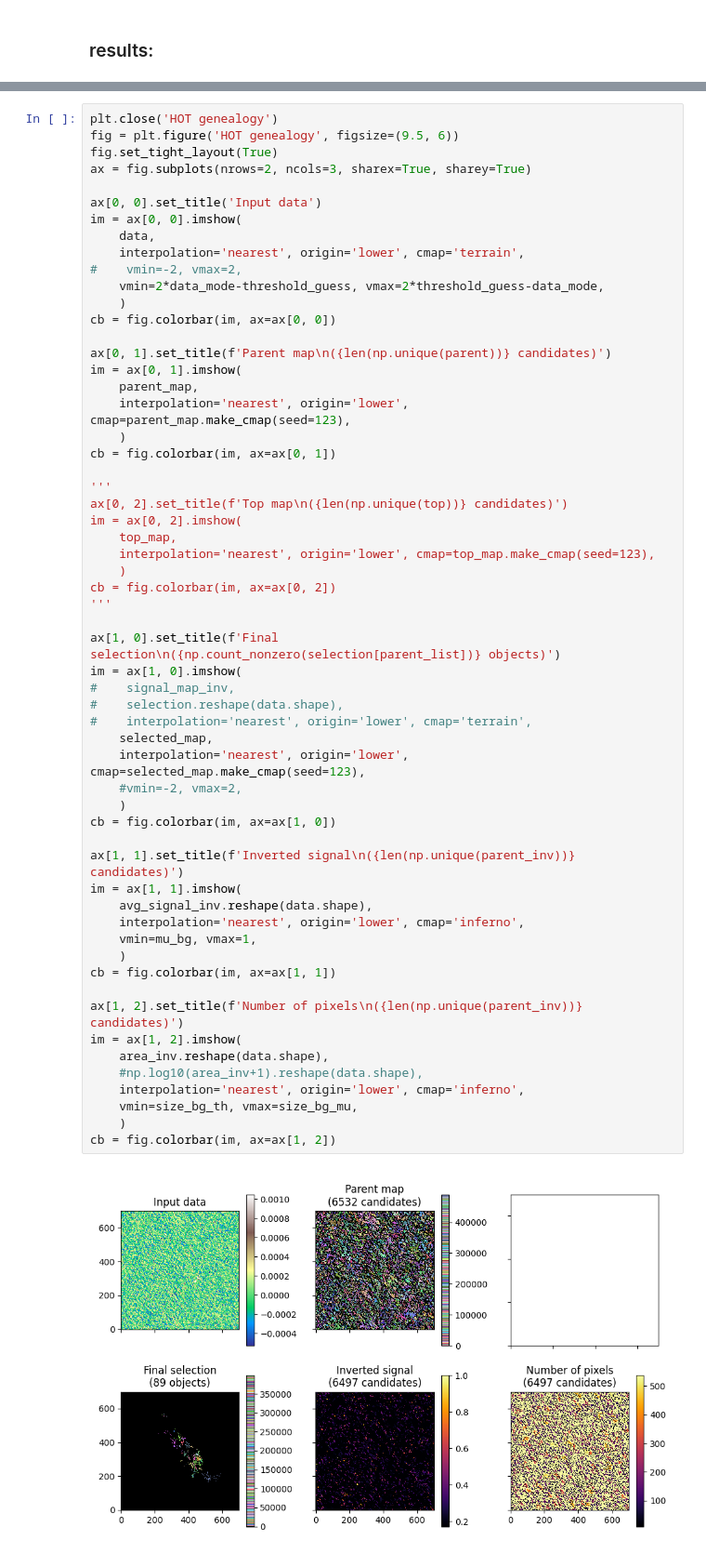
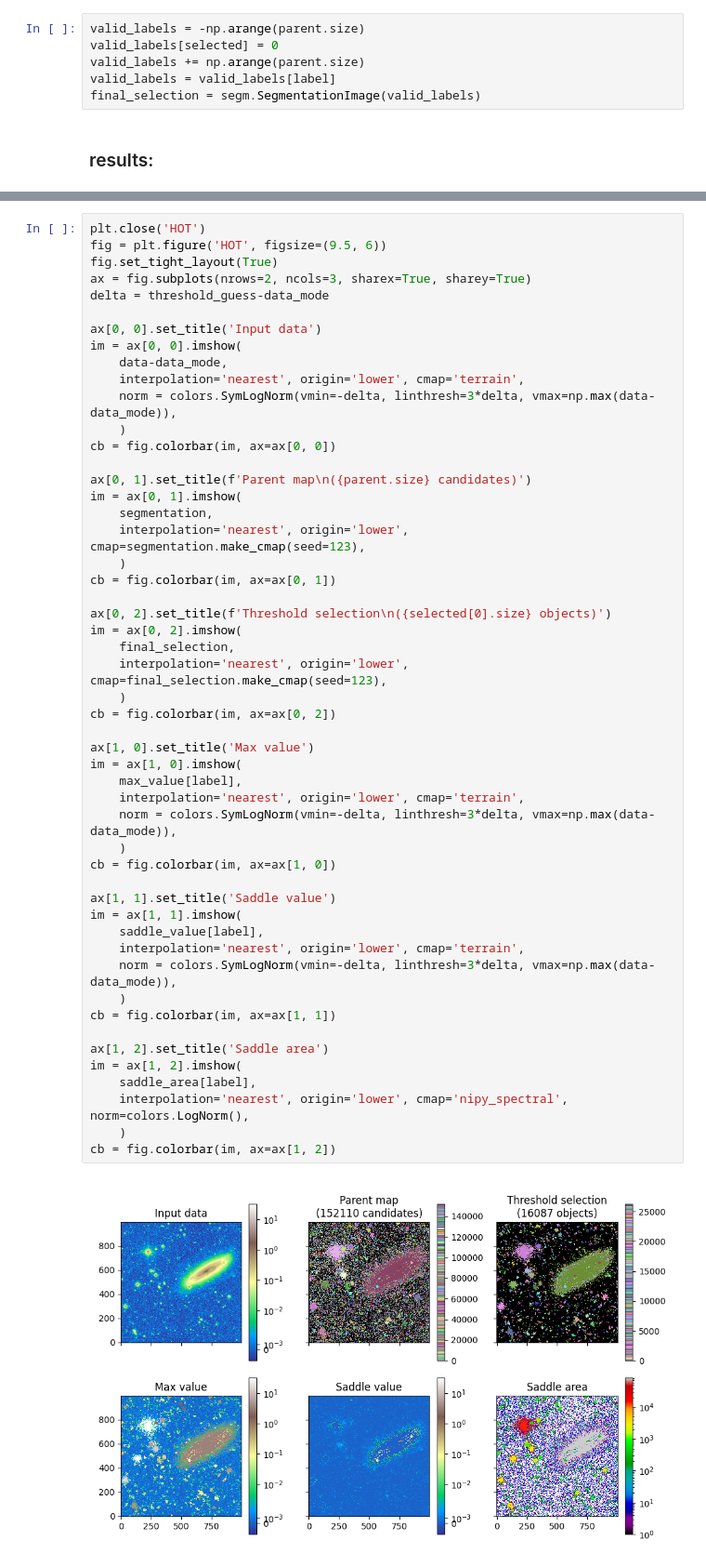
Before and after one commit to paranoya/snippets, a Jupyter notebook: HOT.ipynb, the cells around one changed output, grey strips where cells are left out. Shown at 93% size. Saved outputs shown, nothing was run; the diff lists cells and outputs as text.

Commit message:
Experiments with selection thresholds in HOT

```diff
--- a/HOT.ipynb
+++ b/HOT.ipynb
@@ -397,2 +374,8 @@ array([     0, 128620, 132023, 141824, 164951, 166321, 171236, 171267,
+# %%
+valid_labels = -np.arange(parent.size)
+valid_labels[selected] = 0
+valid_labels += np.arange(parent.size)
+valid_labels = valid_labels[label]
+final_selection = segm.SegmentationImage(valid_labels)
 # %% [markdown]
 ### results:
@@ -478,60 +480,53 @@ NameError: name 'mode_map' is not defined
 # %%
-plt.close('HOT genealogy')
-fig = plt.figure('HOT genealogy', figsize=(9.5, 6))
+plt.close('HOT')
+fig = plt.figure('HOT', figsize=(9.5, 6))
 fig.set_tight_layout(True)
 ax = fig.subplots(nrows=2, ncols=3, sharex=True, sharey=True)
+delta = threshold_guess-data_mode
 
 ax[0, 0].set_title('Input data')
 im = ax[0, 0].imshow(
-    data,
+    data-data_mode,
     interpolation='nearest', origin='lower', cmap='terrain',
-#    vmin=-2, vmax=2,
-    vmin=2*data_mode-threshold_guess, vmax=2*threshold_guess-data_mode,
+    norm = colors.SymLogNorm(vmin=-delta, linthresh=3*delta, vmax=np.max(data-data_mode)),
     )
 cb = fig.colorbar(im, ax=ax[0, 0])
 
-ax[0, 1].set_title(f'Parent map\n({len(np.unique(parent))} candidates)')
+ax[0, 1].set_title(f'Parent map\n({parent.size} candidates)')
 im = ax[0, 1].imshow(
-    parent_map,
-    interpolation='nearest', origin='lower', cmap=parent_map.make_cmap(seed=123),
+    segmentation,
+    interpolation='nearest', origin='lower', cmap=segmentation.make_cmap(seed=123),
     )
 cb = fig.colorbar(im, ax=ax[0, 1])
 
-'''
-ax[0, 2].set_title(f'Top map\n({len(np.unique(top))} candidates)')
+ax[0, 2].set_title(f'Threshold selection\n({selected[0].size} objects)')
 im = ax[0, 2].imshow(
-    top_map,
-    interpolation='nearest', origin='lower', cmap=top_map.make_cmap(seed=123),
+    final_selection,
+    interpolation='nearest', origin='lower', cmap=final_selection.make_cmap(seed=123),
     )
 cb = fig.colorbar(im, ax=ax[0, 2])
-'''
 
-ax[1, 0].set_title(f'Final selection\n({np.count_nonzero(selection[parent_list])} objects)')
+ax[1, 0].set_title('Max value')
 im = ax[1, 0].imshow(
-#    signal_map_inv,
-#    selection.reshape(data.shape),
-#    interpolation='nearest', origin='lower', cmap='terrain',
-    selected_map,
-    interpolation='nearest', origin='lower', cmap=selected_map.make_cmap(seed=123),
-    #vmin=-2, vmax=2,
+    max_value[label],
+    interpolation='nearest', origin='lower', cmap='terrain',
+    norm = colors.SymLogNorm(vmin=-delta, linthresh=3*delta, vmax=np.max(data-data_mode)),
     )
 cb = fig.colorbar(im, ax=ax[1, 0])
 
-ax[1, 1].set_title(f'Inverted signal\n({len(np.unique(parent_inv))} candidates)')
+ax[1, 1].set_title('Saddle value')
 im = ax[1, 1].imshow(
-    avg_signal_inv.reshape(data.shape),
-    interpolation='nearest', origin='lower', cmap='inferno',
-    vmin=mu_bg, vmax=1,
+    saddle_value[label],
+    interpolation='nearest', origin='lower', cmap='terrain',
+    norm = colors.SymLogNorm(vmin=-delta, linthresh=3*delta, vmax=np.max(data-data_mode)),
     )
 cb = fig.colorbar(im, ax=ax[1, 1])
 
-ax[1, 2].set_title(f'Number of pixels\n({len(np.unique(parent_inv))} candidates)')
+ax[1, 2].set_title('Saddle area')
 im = ax[1, 2].imshow(
-    area_inv.reshape(data.shape),
-    #np.log10(area_inv+1).reshape(data.shape),
-    interpolation='nearest', origin='lower', cmap='inferno',
-    vmin=size_bg_th, vmax=size_bg_mu,
+    saddle_area[label],
+    interpolation='nearest', origin='lower', cmap='nipy_spectral', norm=colors.LogNorm(),
     )
 cb = fig.colorbar(im, ax=ax[1, 2])
 # %% [output]
-[figure, old version]
+[figure, new version]
```
Also changed, not shown: parts of 29 cells of this notebook.
